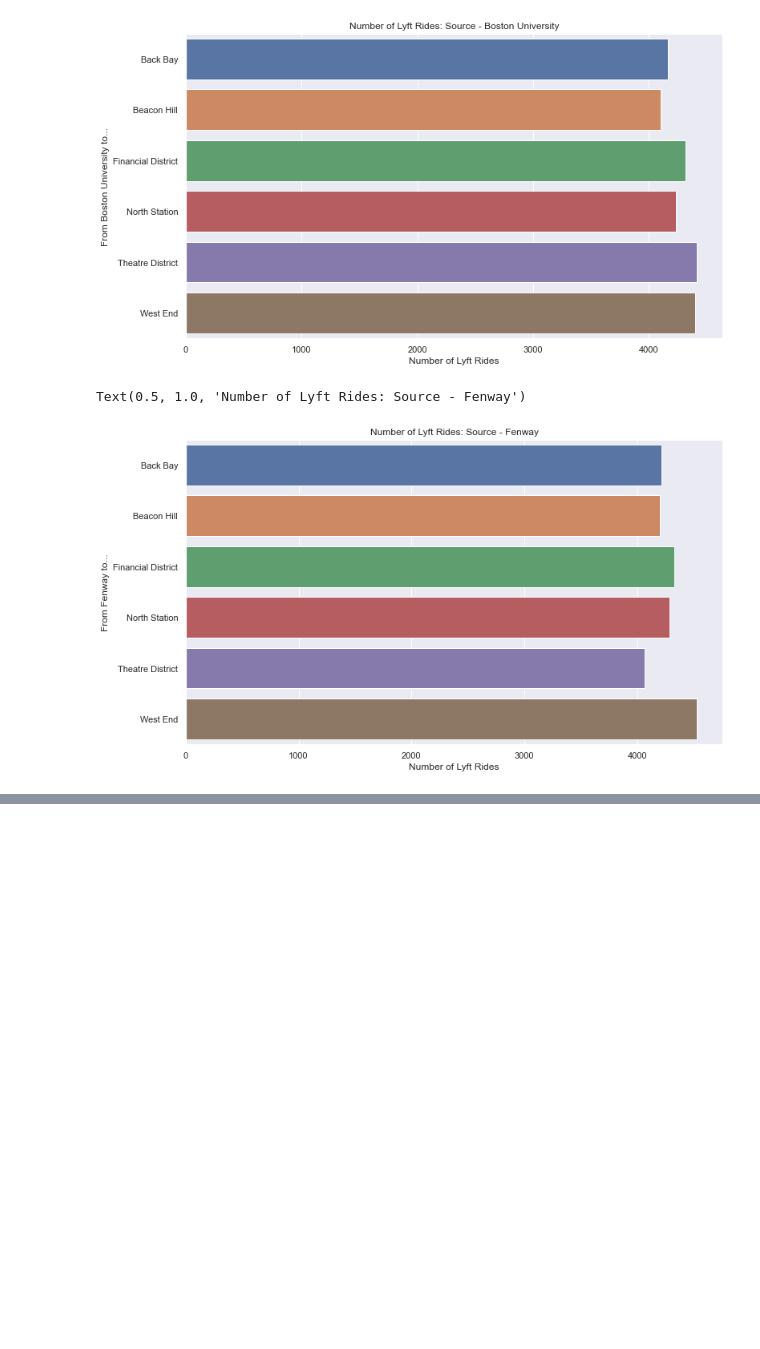
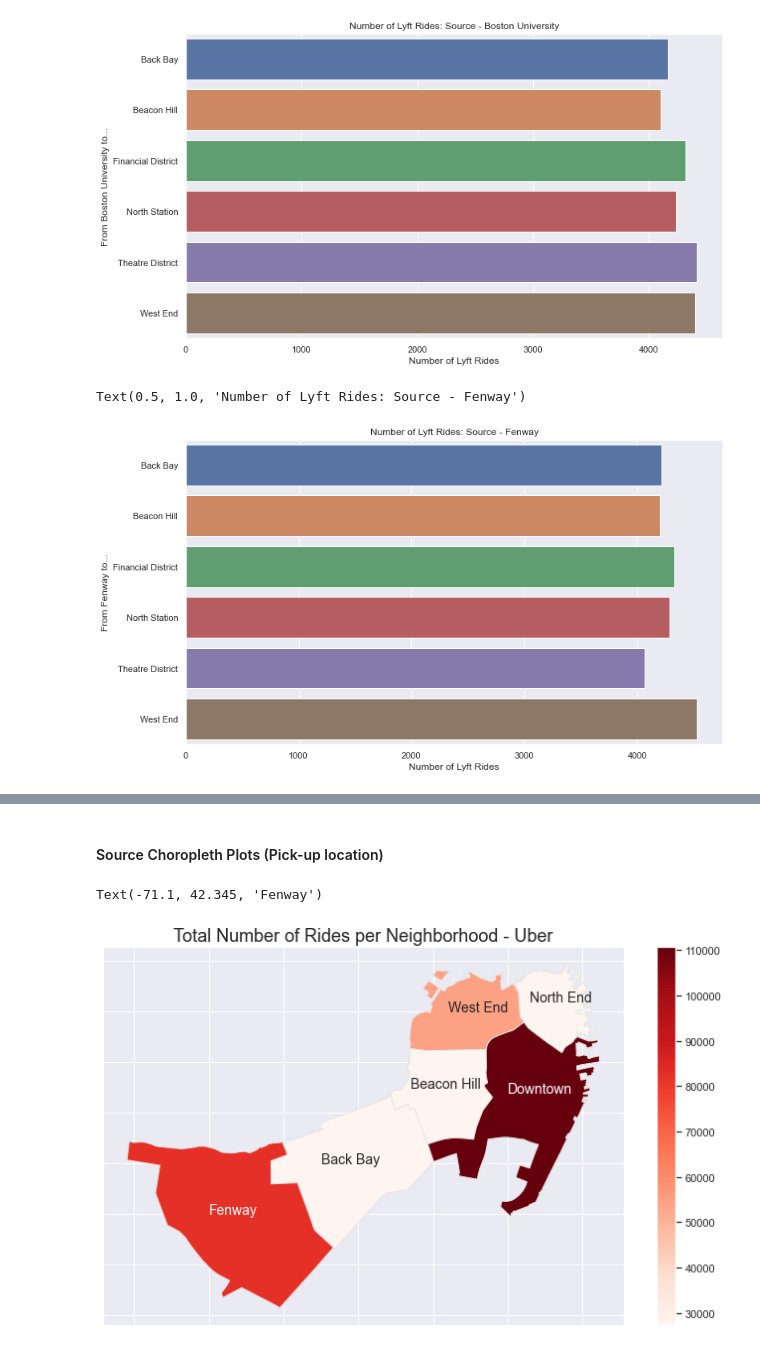
Before and after one commit to bburkey0425/rideshare_proj_DSA, a Jupyter notebook: Downloads/python_proj_rideshare/python_proj_rideshare.ipynb, the cells around one changed output, grey strips where cells are left out. Drawn from its saved outputs; the diff is of its cells as text; code cells hidden in the pictures; blank space fills up the shorter version.

```diff
--- a/Downloads/python_proj_rideshare/python_proj_rideshare.ipynb
+++ b/Downloads/python_proj_rideshare/python_proj_rideshare.ipynb
@@ -1056,0 +601,24 @@ df['destination'].unique()
+# %%
+# Merging each groupy (uber vs. lyft, source vs. dest) with geopandas df
+df_merged_source_uber = map_df.merge(updated_source_agg_uber, left_on=['Name'], right_on=updated_source_agg_uber.index)
+df_merged_source_lyft = map_df.merge(updated_source_agg_lyft, left_on=['Name'], right_on=updated_source_agg_lyft.index)
+df_merged_dest_uber = map_df.merge(updated_dest_agg_uber, left_on=['Name'], right_on=updated_dest_agg_uber.index)
+df_merged_dest_lyft = map_df.merge(updated_dest_agg_lyft, left_on=['Name'], right_on=updated_dest_agg_lyft.index)
+# %% [markdown]
+#### Source Choropleth Plots (Pick-up location)
+# %%
+# Choropleth - Total number of rides for Uber per neighborhood - Source
+fig, ax = plt.subplots(1, figsize=(12,7))
+choro_uber = df_merged_source_uber.plot(column='id', cmap='Reds', linewidth=1, ax=ax, edgecolor='0.9', legend = True)
+ax.set_title('Total Number of Rides per Neighborhood - Uber', size=18)
+ax.set_yticklabels([])
+ax.set_xticklabels([])
+ax.annotate('West End', (-71.068, 42.365), size=14)
+ax.annotate('North End', (-71.057, 42.366), size=14)
+ax.annotate(text='Downtown', xy=(-71.06, 42.3570), color='white', size=14)
+ax.annotate('Beacon Hill', (-71.073, 42.3575), size=14)
+ax.annotate('Back Bay', (-71.085, 42.350), size=14)
+ax.annotate('Fenway', (-71.1, 42.345), size=14, color='white')
+# %% [output]
+Text(-71.1, 42.345, 'Fenway')
+[figure, added]
```
Also changed, not shown: parts of 101 cells of this notebook.
